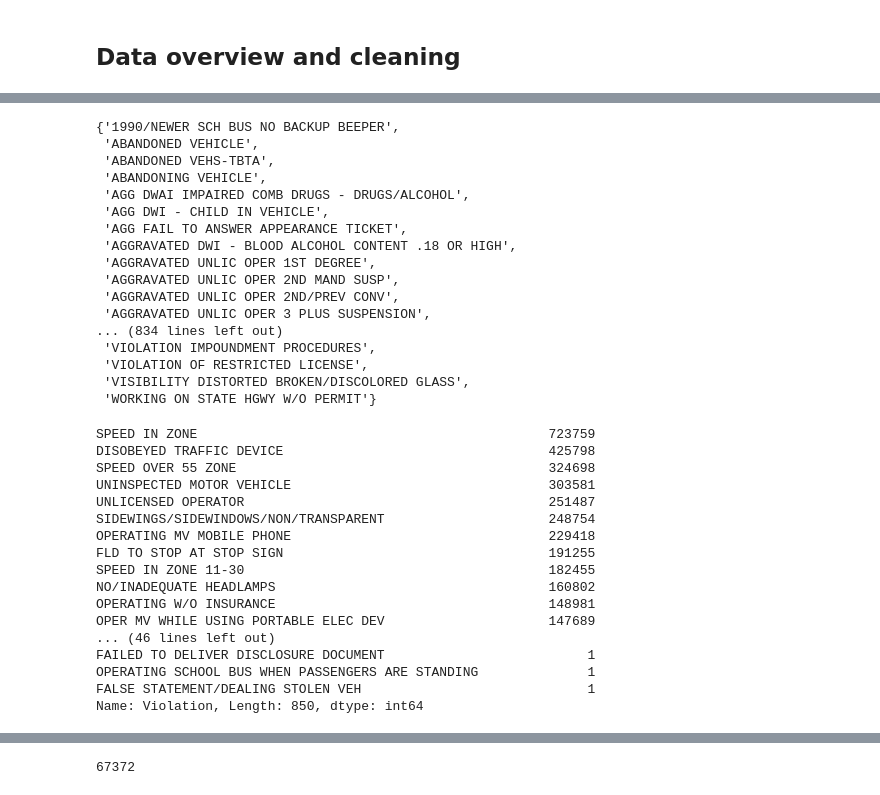
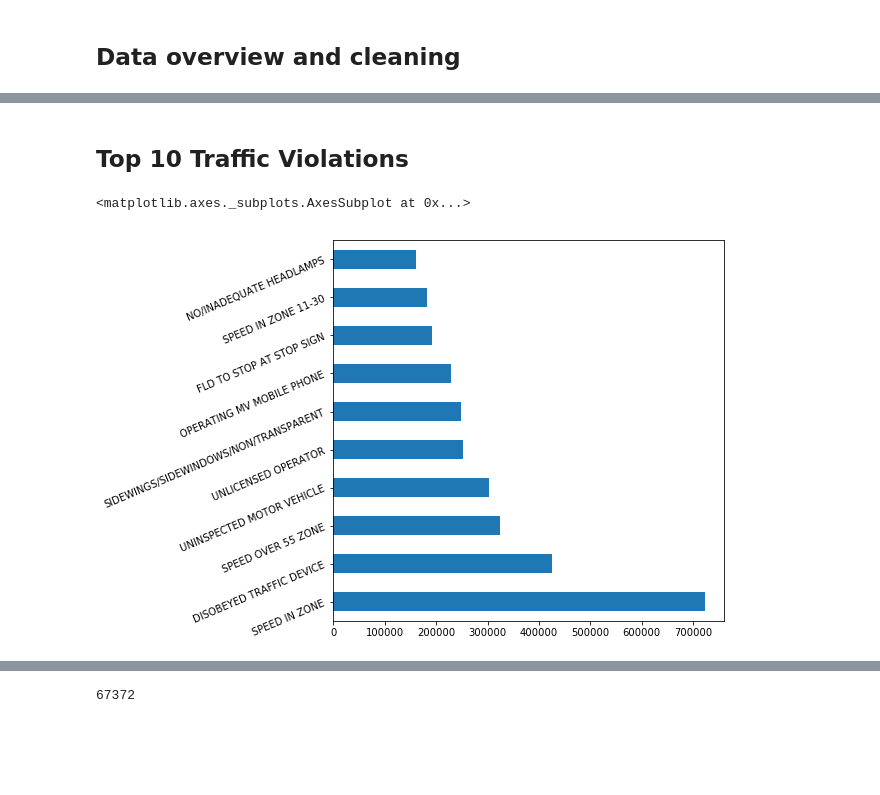
Before and after one commit to dacrands/traffic-ticket-data, a Jupyter notebook: traffic-data.ipynb, the cells around one changed output, grey strips where cells are left out. Saved outputs shown, nothing was run; the diff lists cells and outputs as text; code cells hidden in the pictures; blank space fills up the shorter version.

```diff
--- a/traffic-data.ipynb
+++ b/traffic-data.ipynb
@@ -102,40 +90,7 @@ len(traffic_violations_set)
-# %%
-traffic_violations_set
-# %% [output]
-{'1990/NEWER SCH BUS NO BACKUP BEEPER',
- 'ABANDONED VEHICLE',
- 'ABANDONED VEHS-TBTA',
- 'ABANDONING VEHICLE',
- 'AGG DWAI IMPAIRED COMB DRUGS - DRUGS/ALCOHOL',
- 'AGG DWI - CHILD IN VEHICLE',
- 'AGG FAIL TO ANSWER APPEARANCE TICKET',
- 'AGGRAVATED DWI - BLOOD ALCOHOL CONTENT .18 OR HIGH',
- 'AGGRAVATED UNLIC OPER 1ST DEGREE',
- 'AGGRAVATED UNLIC OPER 2ND MAND SUSP',
- 'AGGRAVATED UNLIC OPER 2ND/PREV CONV',
- 'AGGRAVATED UNLIC OPER 3 PLUS SUSPENSION',
-... (834 lines left out)
- 'VIOLATION IMPOUNDMENT PROCEDURES',
- 'VIOLATION OF RESTRICTED LICENSE',
- 'VISIBILITY DISTORTED BROKEN/DISCOLORED GLASS',
- 'WORKING ON STATE HGWY W/O PERMIT'}
-# %%
-traffic_tickets.Violation.value_counts()
-# %% [output]
-SPEED IN ZONE                                             723759
-DISOBEYED TRAFFIC DEVICE                                  425798
-SPEED OVER 55 ZONE                                        324698
-UNINSPECTED MOTOR VEHICLE                                 303581
-UNLICENSED OPERATOR                                       251487
-SIDEWINGS/SIDEWINDOWS/NON/TRANSPARENT                     248754
-OPERATING MV MOBILE PHONE                                 229418
-FLD TO STOP AT STOP SIGN                                  191255
-SPEED IN ZONE 11-30                                       182455
-NO/INADEQUATE HEADLAMPS                                   160802
-OPERATING W/O INSURANCE                                   148981
-OPER MV WHILE USING PORTABLE ELEC DEV                     147689
-... (46 lines left out)
-FAILED TO DELIVER DISCLOSURE DOCUMENT                          1
-OPERATING SCHOOL BUS WHEN PASSENGERS ARE STANDING              1
-FALSE STATEMENT/DEALING STOLEN VEH                             1
-Name: Violation, Length: 850, dtype: int64
+# %% [markdown]
+## Top 10 Traffic Violations
+# %%
+traffic_tickets.Violation.value_counts()[:10].plot(kind="barh", figsize=(7,7), rot=23)
+# %% [output]
+<matplotlib.axes._subplots.AxesSubplot at 0x...>
+[figure, added]
```
Also changed, not shown: parts of 19 cells of this notebook.
